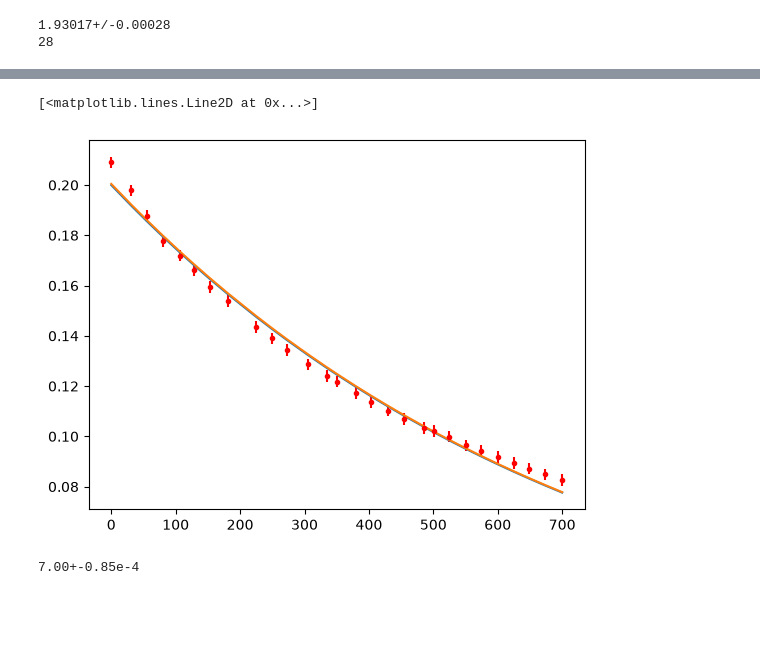
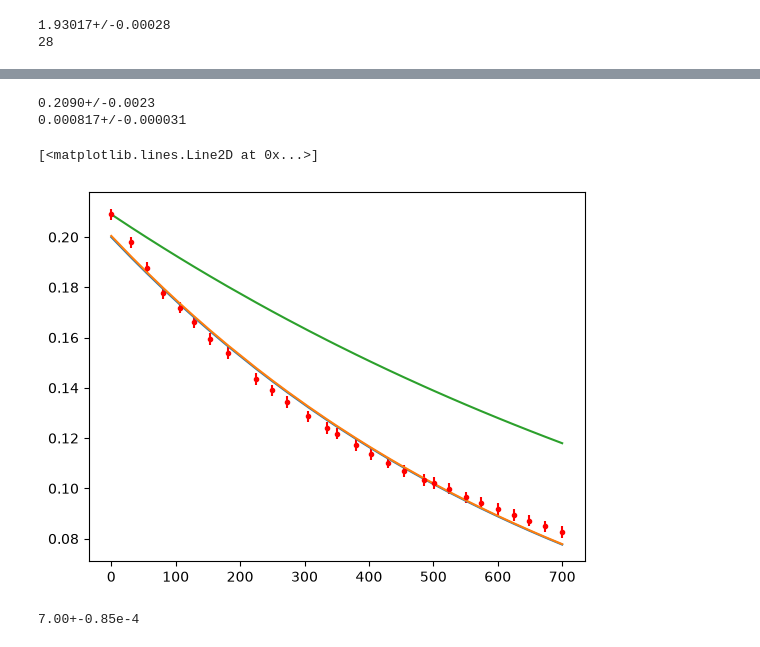
Before and after one commit to Bergschaf/PAP1, a Jupyter notebook: V14/V14.ipynb, the cells around one changed output, grey strips where cells are left out. Cells and saved outputs as stored; diff of their text form; code cells hidden in the pictures; blank space fills up the shorter version.

```diff
--- a/V14/V14.ipynb
+++ b/V14/V14.ipynb
@@ -158,10 +147,28 @@ print(error)
+# %%
+a_0 = Amplitude[0]
+print(a_0)
+times = []
+for i in range(len(Delta_T)-1):
+    times.append(sum(Delta_T[0:i+2]))
+    #print(sum(Delta_T[0:i+2]))
+
+#print(times)
+T_Amplitudenmessung = times
+Delta_Formel = - unp.log(Amplitude[1:] / a_0)/T_Amplitudenmessung
+#print(Delta_Formel)
+Delta_Formel = sum(Delta_Formel) / len(Delta_Formel)
+print(Delta_Formel)
+# %% [output]
+0.2090+/-0.0023
+0.000817+/-0.000031
 # %%
 plt.errorbar(N_Perioden,nom(Amplitude),unp.std_devs(Amplitude), fmt="r.")
 plt.plot(N_Perioden, Exponential_Function(N_Perioden, a_fit,delta_fit))
 plt.plot(N_Perioden, Exponential_Function(N_Perioden, a_fit+d_a_fit,delta_fit))
+plt.plot(N_Perioden, Exponential_Function(N_Perioden,a_0.nominal_value,-Delta_Formel.nominal_value))
 # %% [output]
 [<matplotlib.lines.Line2D at 0x...>]
-[figure, old version]
+[figure, new version]
 # %%
 Amplitude_log = unp.log(unp.uarray(nom(Amplitude),unp.std_devs(Amplitude)))
 Amplitude_log
```
Also changed, not shown: parts of 5 cells of this notebook, 2 other files.
